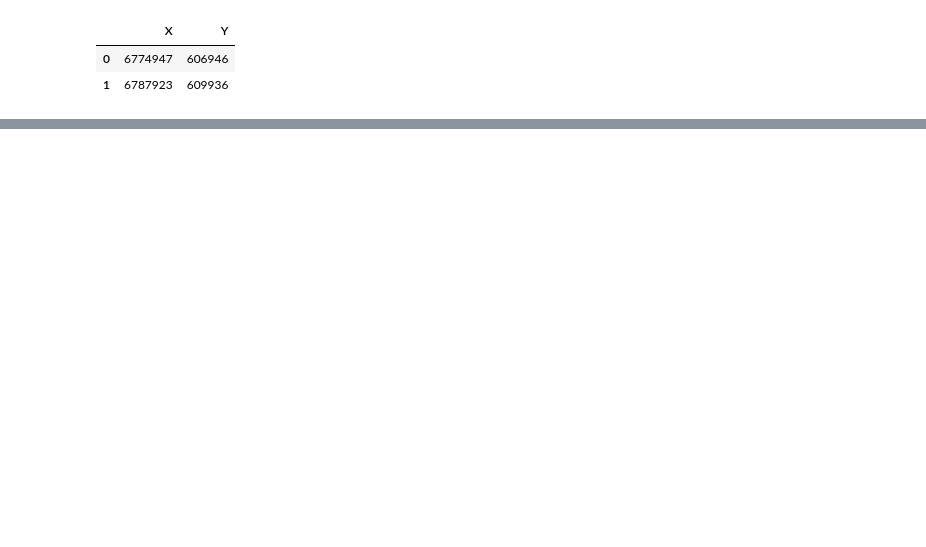
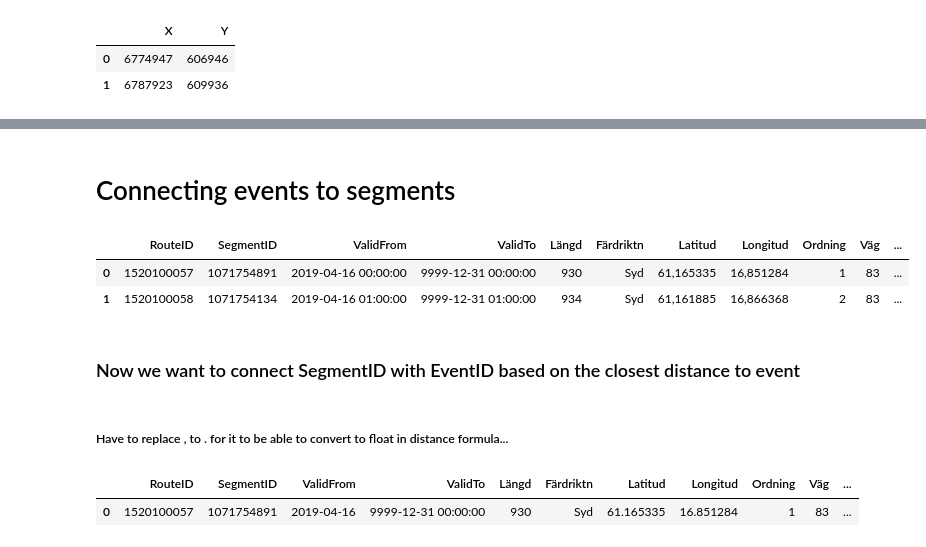
Before and after one commit to andrehoejmark/AVG-Speed-Prediction-of-cars-based-on-road-events, a Jupyter notebook: Converting to X,Y to latitude and longitude.ipynb, the cells around one changed output, grey strips where cells are left out. Drawn from its saved outputs; the diff is of its cells as text; code cells hidden in the pictures; blank space fills up the shorter version.

```diff
--- a/Converting to X,Y to latitude and longitude.ipynb
+++ b/Converting to X,Y to latitude and longitude.ipynb
@@ -43,3 +45,5 @@ events.head(2)
 | 1 | 2019 | Januari | 2019-01-01/05:17:01-1/4 | 379 | Skadat räcke # | E4 från Trafikplats Sörljusne (20... | E4 | Syd | OOOOOOOOX|OOOOOOOOO | ... |
 # %%
 events.to_csv("events-with-lat-long.csv", sep=",")
+# %% [markdown]
+# Connecting events to segments
@@ -45,0 +52,10 @@ events.to_csv("events-with-lat-long.csv", sep=",")
+# %%
+key_segmetns.head(2)
+# %% [output]
+|  | RouteID | SegmentID | ValidFrom | ValidTo | Längd | Färdriktn | Latitud | Longitud | Ordning | Väg | ... |
+| 0 | 1520100057 | 1071754891 | 2019-04-16 00:00:00 | 9999-12-31 00:00:00 | 930 | Syd | 61,165335 | 16,851284 | 1 | 83 | ... |
+| 1 | 1520100058 | 1071754134 | 2019-04-16 01:00:00 | 9999-12-31 01:00:00 | 934 | Syd | 61,161885 | 16,866368 | 2 | 83 | ... |
+# %% [markdown]
+### Now we want to connect SegmentID with EventID based on the closest distance to event
+# %% [markdown]
+##### Have to replace , to . for it to be able to convert to float in distance formula...
@@ -45,0 +79,5 @@ events.to_csv("events-with-lat-long.csv", sep=",")
+# %%
+key_segments.head(1)
+# %% [output]
+|  | RouteID | SegmentID | ValidFrom | ValidTo | Längd | Färdriktn | Latitud | Longitud | Ordning | Väg | ... |
+| 0 | 1520100057 | 1071754891 | 2019-04-16 | 9999-12-31 00:00:00 | 930 | Syd | 61.165335 | 16.851284 | 1 | 83 | ... |
```
Also changed, not shown: parts of 6 cells of this notebook, 1 other file.
